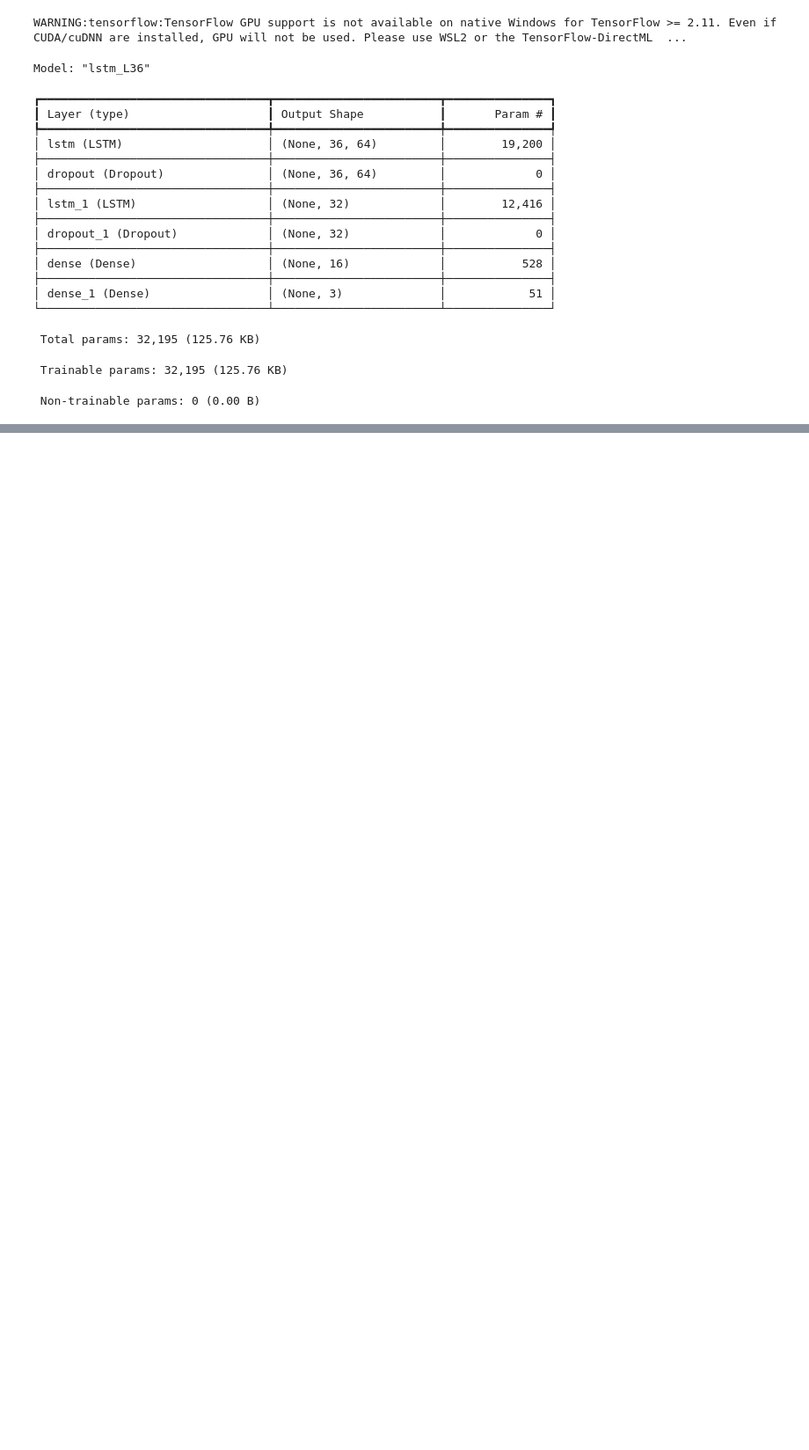
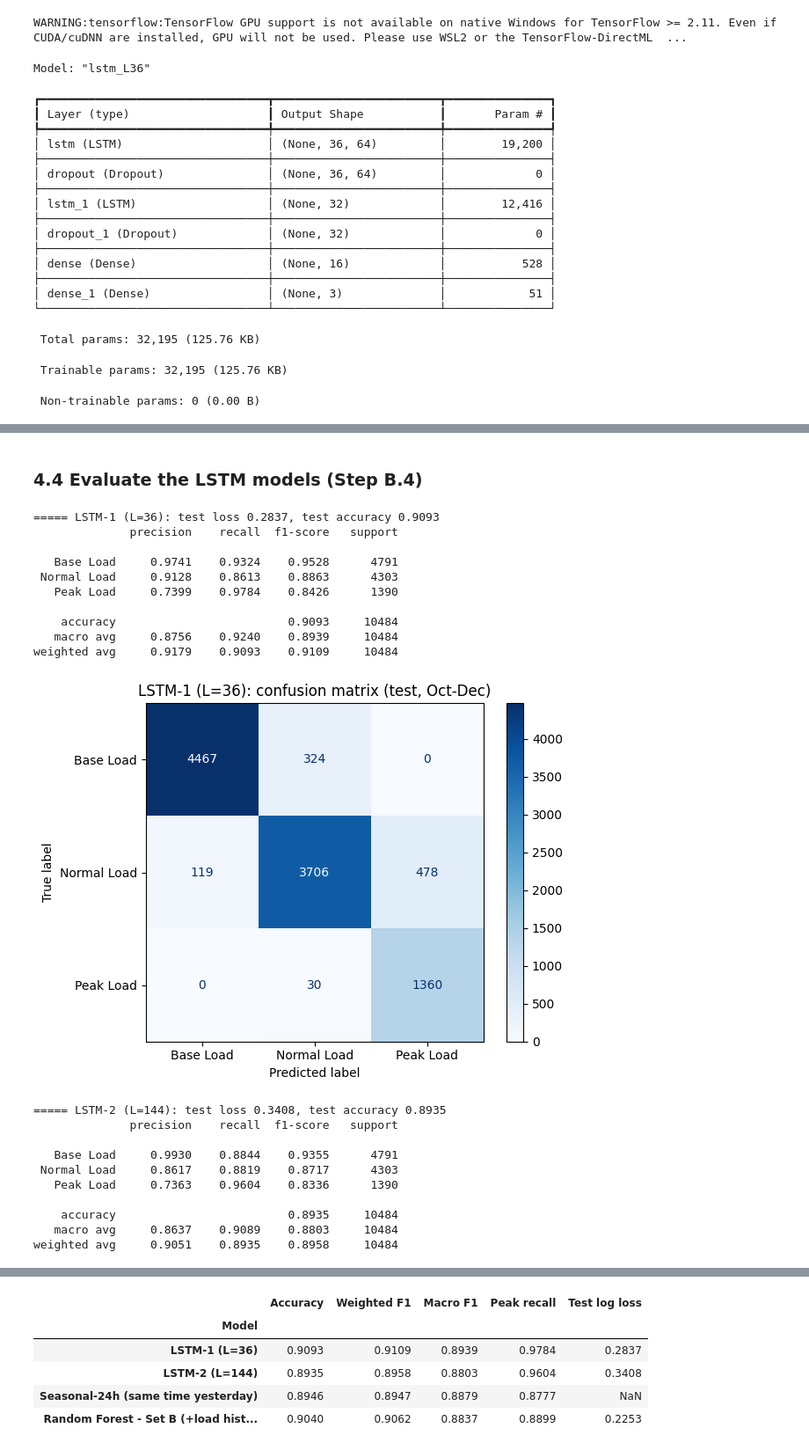
Before and after one commit to 0ceanya/cos40007-AI_Engineering, a Jupyter notebook: portfolio/portfolio-3.ipynb, the cells around one changed output, grey strips where cells are left out. Shown at 88% size. Saved outputs shown, nothing was run; the diff lists cells and outputs as text; code cells hidden in the pictures; blank space fills up the shorter version.

```diff
--- a/portfolio/portfolio-3.ipynb
+++ b/portfolio/portfolio-3.ipynb
@@ -399,0 +482,42 @@ Model: "lstm_L36"
+# %% [markdown]
+### 4.4 Evaluate the LSTM models (Step B.4)
+# %%
+lstm_results = []
+for name, model in lstm_models.items():
+    L = CONFIGS[name][0]
+    _, _, Xte, yte = SEQ[L]
+    test_loss, test_acc = model.evaluate(Xte, yte, verbose=0)
+    proba = model.predict(Xte, verbose=0)
+    pred = proba.argmax(axis=1)
+    print(f'===== {name}: test loss {test_loss:.4f}, test accuracy {test_acc:.4f}')
+    print(classification_report(yte, pred, target_names=CLASS_NAMES, digits=4))
+    lstm_results.append(evaluate(name, 'Deep Learning', yte, pred, proba))
+
+    ConfusionMatrixDisplay(confusion_matrix(yte, pred), display_labels=CLASS_NAMES).plot(cmap='Blues', values_format='d')
+    plt.title(f'{name}: confusion matrix (test, Oct-Dec)')
+    plt.tight_layout(); plt.savefig(f'figures/p3_cm_L{L}.png', dpi=150); plt.show()
+
+compare = pd.DataFrame(lstm_results + [r for r in results if r['Model'] in [best_A, 'Seasonal-24h (same time yesterday)']])
+display(compare.set_index('Model').drop(columns=['Model type', 'CV accuracy (mean)', 'CV accuracy (std)'], errors='ignore').round(4))
+# %% [output]
+===== LSTM-1 (L=36): test loss 0.2837, test accuracy 0.9093
+              precision    recall  f1-score   support
+
+   Base Load     0.9741    0.9324    0.9528      4791
+ Normal Load     0.9128    0.8613    0.8863      4303
+   Peak Load     0.7399    0.9784    0.8426      1390
+
+    accuracy                         0.9093     10484
+   macro avg     0.8756    0.9240    0.8939     10484
+weighted avg     0.9179    0.9093    0.9109     10484
+[figure, added]
+===== LSTM-2 (L=144): test loss 0.3408, test accuracy 0.8935
+              precision    recall  f1-score   support
+
+   Base Load     0.9930    0.8844    0.9355      4791
+ Normal Load     0.8617    0.8819    0.8717      4303
+   Peak Load     0.7363    0.9604    0.8336      1390
+
+    accuracy                         0.8935     10484
+   macro avg     0.8637    0.9089    0.8803     10484
+weighted avg     0.9051    0.8935    0.8958     10484
@@ -399,0 +525,6 @@ Model: "lstm_L36"
+|  | Accuracy | Weighted F1 | Macro F1 | Peak recall | Test log loss |
+| Model |  |  |  |  |  |
+| LSTM-1 (L=36) | 0.9093 | 0.9109 | 0.8939 | 0.9784 | 0.2837 |
+| LSTM-2 (L=144) | 0.8935 | 0.8958 | 0.8803 | 0.9604 | 0.3408 |
+| Seasonal-24h (same time yesterday) | 0.8946 | 0.8947 | 0.8879 | 0.8777 | NaN |
+| Random Forest - Set B (+load hist... | 0.9040 | 0.9062 | 0.8837 | 0.8899 | 0.2253 |
```
Also changed, not shown: parts of 8 cells of this notebook, 8 other files.
